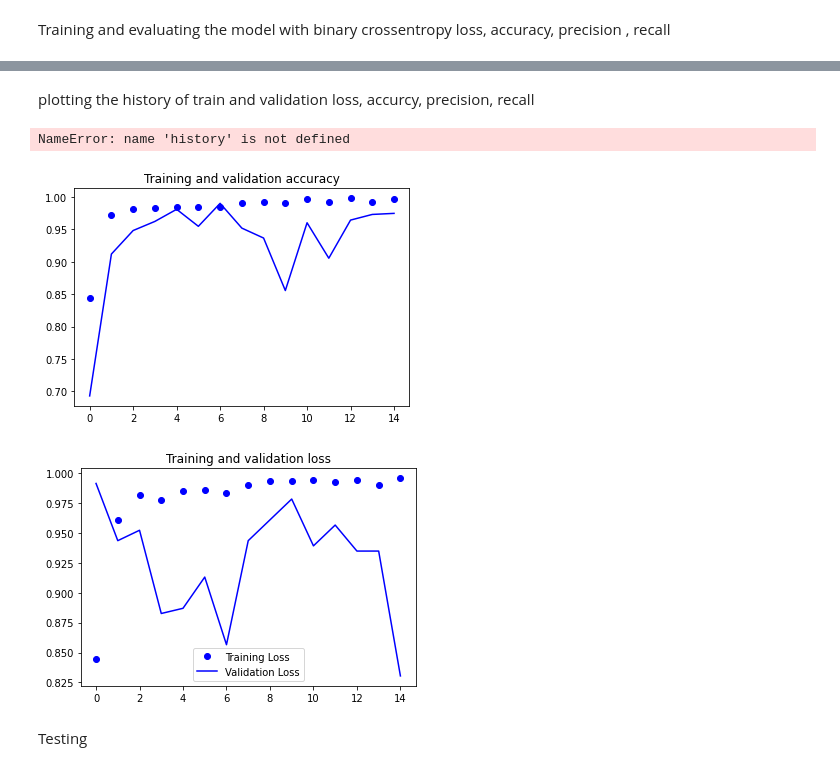
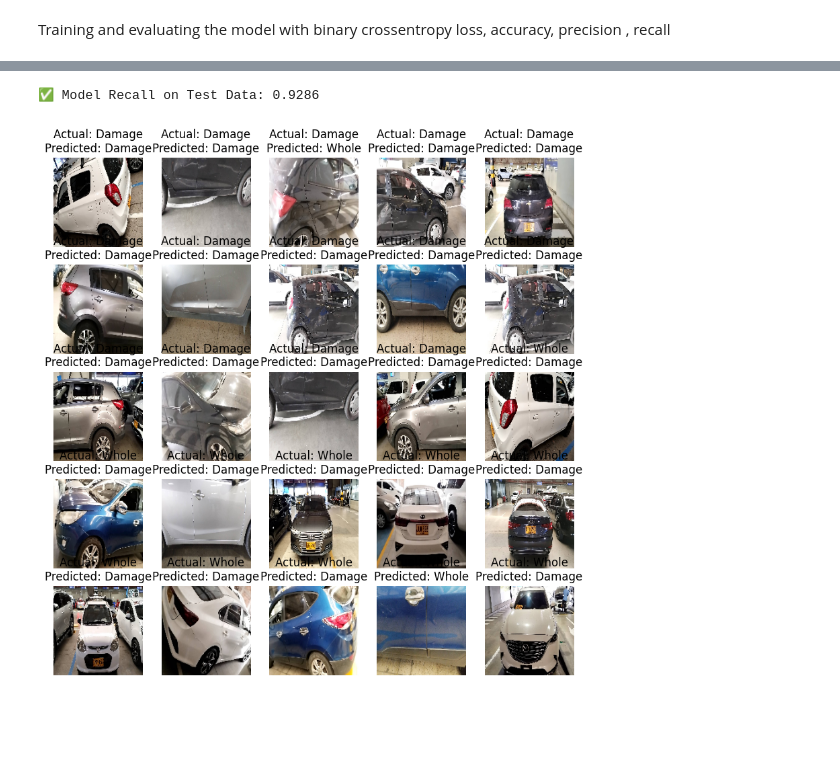
Before and after one commit to slunara/car_damage_detector, a Jupyter notebook: models/EfficientNetV2S_car_damage_classifier.ipynb, the cells around one changed output, grey strips where cells are left out. Saved outputs shown, nothing was run; the diff lists cells and outputs as text; code cells hidden in the pictures; blank space fills up the shorter version.

```diff
--- a/models/EfficientNetV2S_car_damage_classifier.ipynb
+++ b/models/EfficientNetV2S_car_damage_classifier.ipynb
@@ -179,20 +308,24 @@ print(f"Loaded {len(X_test)} test images!")
+# %%
+from sklearn.metrics import recall_score
+
+# Calculate recall score
+recall = recall_score(y_test.flatten(), y_pred_labels)
+
+# Print recall score
+print(f"✅ Model Recall on Test Data: {recall:.4f}")
+# %% [output]
+✅ Model Recall on Test Data: 0.9286
 # %%
-# Make predictions
-y_pred = model.predict(X_test)
-y_pred_labels = (y_pred > 0.5).astype(int)  # Convert probabilities to binary labels
-
-# Evaluate the model
-accuracy = np.mean(y_pred_labels.flatten() == y_test)
-print(f"✅ Model Accuracy on Test Data: {accuracy * 100:.2f}%")
-
 # Show sample predictions
-fig, axes = plt.subplots(3, 3, figsize=(10, 10))
+fig, axes = plt.subplots(5, 5, figsize=(10, 10))
 axes = axes.ravel()
 
-for i in range(9):
+for i in range(25):
     img = load_img(os.path.join(test_data_dir, "damage" if y_test[i] == 1 else "whole", filenames[i]), target_size=IMG_SIZE)
     axes[i].imshow(img)
     axes[i].axis("off")
     axes[i].set_title(f"Actual: {'Damage' if y_test[i] == 1 else 'Whole'}\nPredicted: {'Damage' if y_pred_labels[i] == 1 else 'Whole'}")
 
 plt.show()
+# %% [output]
+[figure, added]
@@ -202,51 +331,0 @@ model.save("classifier.keras")
-# %% [markdown]
-plotting the history of train and validation loss, accurcy, precision, recall
-# %%
-import matplotlib.pyplot as plt
-acc = history.history['accuracy']
-val_acc = history.history['val_accuracy']
-loss = history.history['loss']
-val_loss = history.history['val_loss']
-
-epochs = range(len(acc))
-
-plt.plot(epochs, acc, 'bo', label='Training accuracy')
-plt.plot(epochs, val_acc, 'b', label='Validation accuracy')
-plt.title('Training and validation accuracy')
-
-plt.figure()
-
-plt.plot(epochs, loss, 'bo', label='Training Loss')
-plt.plot(epochs, val_loss, 'b', label='Validation Loss')
-plt.title('Training and validation loss')
-plt.legend()
-
-plt.show()
-# %% [output]
-NameError: name 'history' is not defined
-# %%
-import matplotlib.pyplot as plt
-acc = history.history['precision']
-val_acc = history.history['val_precision']
-loss = history.history['recall']
-val_loss = history.history['val_recall']
-
-epochs = range(len(acc))
-
-plt.plot(epochs, acc, 'bo', label='Training accuracy')
-plt.plot(epochs, val_acc, 'b', label='Validation accuracy')
-plt.title('Training and validation accuracy')
-
-plt.figure()
-
-plt.plot(epochs, loss, 'bo', label='Training Loss')
-plt.plot(epochs, val_loss, 'b', label='Validation Loss')
-plt.title('Training and validation loss')
-plt.legend()
-
-plt.show()
-# %% [output]
-[figure, removed]
-[figure, removed]
-# %% [markdown]
-Testing
```
Also changed, not shown: parts of 25 cells of this notebook.
